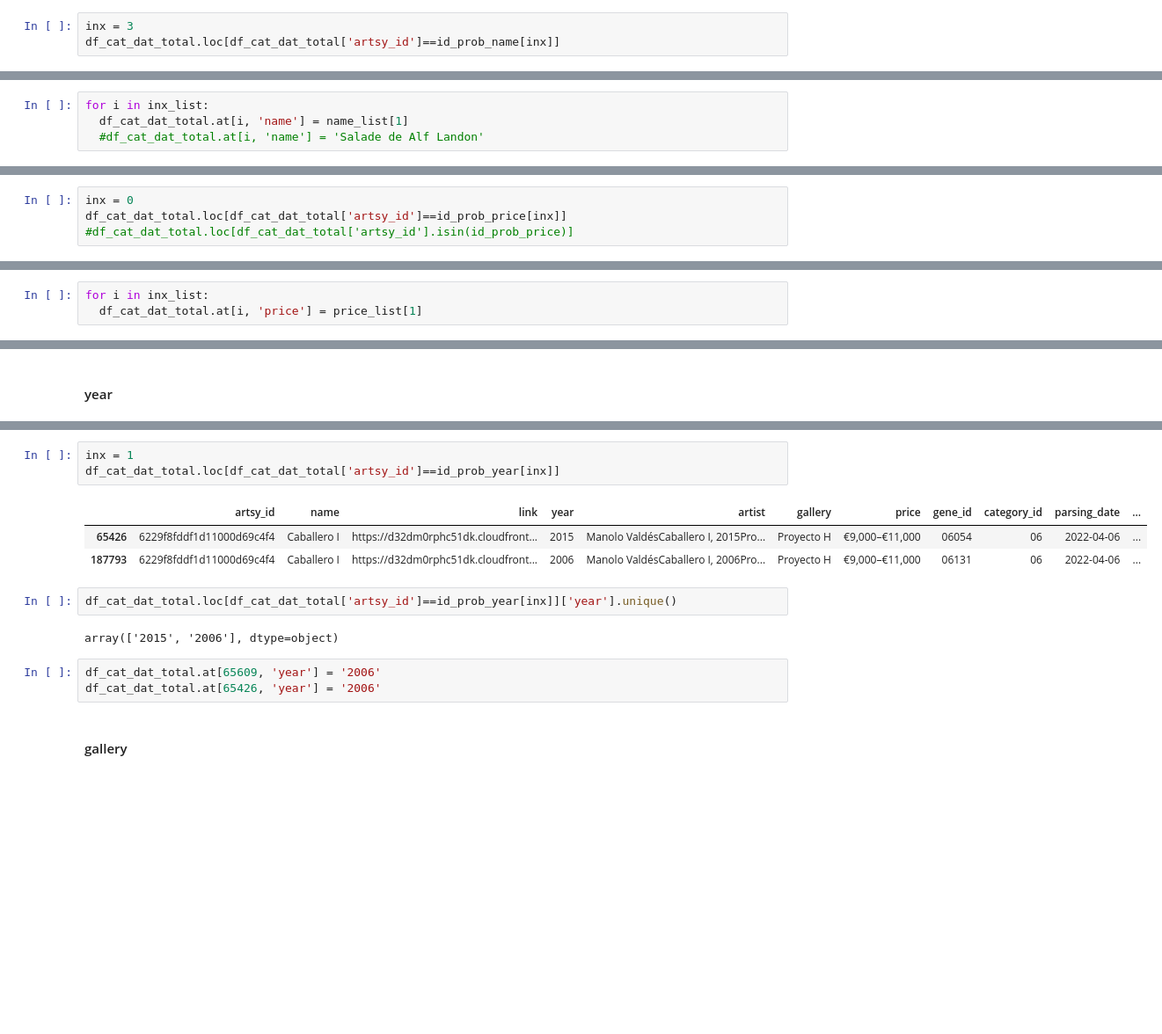
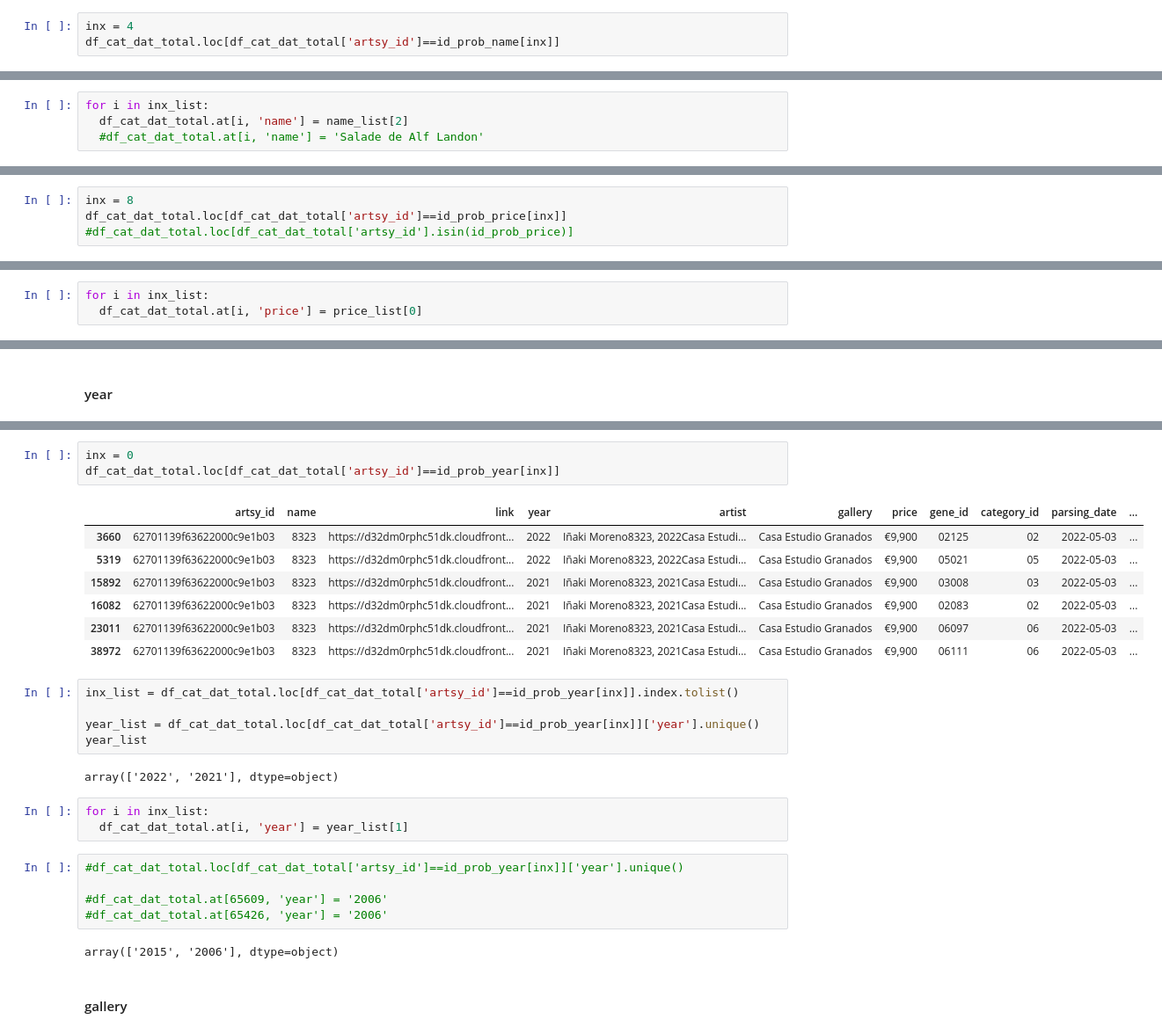
Before and after one commit to Bella151305/ArtProject, a Jupyter notebook: Artsy_genome_api.ipynb, the cells around one changed output, grey strips where cells are left out. Shown at 88% size. Saved outputs shown, nothing was run; the diff lists cells and outputs as text; blank space fills up the shorter version.

```diff
--- a/Artsy_genome_api.ipynb
+++ b/Artsy_genome_api.ipynb
@@ -2154,5 +2524,5 @@ len(id_prob_name)
 # %%
-inx = 3
+inx = 4
 df_cat_dat_total.loc[df_cat_dat_total['artsy_id']==id_prob_name[inx]]
 # %% [output]
 |  | artsy_id | name | link | year | artist | gallery | price | gene_id | category_id | parsing_date | ... |
@@ -2169,6 +2544,6 @@ array(['Roast Iguana (from the Wild Raspberries portfolio)',
 # %%
 for i in inx_list:
-  df_cat_dat_total.at[i, 'name'] = name_list[1]
+  df_cat_dat_total.at[i, 'name'] = name_list[2]
   #df_cat_dat_total.at[i, 'name'] = 'Salade de Alf Landon'
 # %% [markdown]
 #### price
@@ -2184,7 +2559,7 @@ len(id_prob_price)
 # %% [markdown]
 In different genes mentioned price could be different. In most cases prices are very similar -> put the mode or one that in the interval. Sometims there isn't a mode or it's 'Price on request'. Put the maximum. We don't need history here.
 # %%
-inx = 0
+inx = 8
 df_cat_dat_total.loc[df_cat_dat_total['artsy_id']==id_prob_price[inx]]
 #df_cat_dat_total.loc[df_cat_dat_total['artsy_id'].isin(id_prob_price)]
 # %% [output]
@@ -2208,6 +2578,6 @@ array(['US$380–US$700 ', 'US$380–US$650 '], dtype=object)
 # %%
 for i in inx_list:
-  df_cat_dat_total.at[i, 'price'] = price_list[1]
+  df_cat_dat_total.at[i, 'price'] = price_list[0]
 # %%
 # OR !!!!!!
 # %%
@@ -2233,17 +2600,31 @@ len(id_prob_year)
 # %%
-inx = 1
+inx = 0
 df_cat_dat_total.loc[df_cat_dat_total['artsy_id']==id_prob_year[inx]]
 # %% [output]
 |  | artsy_id | name | link | year | artist | gallery | price | gene_id | category_id | parsing_date | ... |
-| 65426 | 6229f8fddf1d11000d69c4f4 | Caballero I | https://d32dm0rphc51dk.cloudfront... | 2015 | Manolo ValdésCaballero I, 2015Pro... | Proyecto H | €9,000–€11,000 | 06054 | 06 | 2022-04-06 | ... |
-| 187793 | 6229f8fddf1d11000d69c4f4 | Caballero I | https://d32dm0rphc51dk.cloudfront... | 2006 | Manolo ValdésCaballero I, 2006Pro... | Proyecto H | €9,000–€11,000 | 06131 | 06 | 2022-04-06 | ... |
+| 3660 | 62701139f63622000c9e1b03 | 8323 | https://d32dm0rphc51dk.cloudfront... | 2022 | Iñaki Moreno8323, 2022Casa Estudi... | Casa Estudio Granados | €9,900 | 02125 | 02 | 2022-05-03 | ... |
+| 5319 | 62701139f63622000c9e1b03 | 8323 | https://d32dm0rphc51dk.cloudfront... | 2022 | Iñaki Moreno8323, 2022Casa Estudi... | Casa Estudio Granados | €9,900 | 05021 | 05 | 2022-05-03 | ... |
+| 15892 | 62701139f63622000c9e1b03 | 8323 | https://d32dm0rphc51dk.cloudfront... | 2021 | Iñaki Moreno8323, 2021Casa Estudi... | Casa Estudio Granados | €9,900 | 03008 | 03 | 2022-05-03 | ... |
+| 16082 | 62701139f63622000c9e1b03 | 8323 | https://d32dm0rphc51dk.cloudfront... | 2021 | Iñaki Moreno8323, 2021Casa Estudi... | Casa Estudio Granados | €9,900 | 02083 | 02 | 2022-05-03 | ... |
+| 23011 | 62701139f63622000c9e1b03 | 8323 | https://d32dm0rphc51dk.cloudfront... | 2021 | Iñaki Moreno8323, 2021Casa Estudi... | Casa Estudio Granados | €9,900 | 06097 | 06 | 2022-05-03 | ... |
+| 38972 | 62701139f63622000c9e1b03 | 8323 | https://d32dm0rphc51dk.cloudfront... | 2021 | Iñaki Moreno8323, 2021Casa Estudi... | Casa Estudio Granados | €9,900 | 06111 | 06 | 2022-05-03 | ... |
 # %%
-df_cat_dat_total.loc[df_cat_dat_total['artsy_id']==id_prob_year[inx]]['year'].unique()
+inx_list = df_cat_dat_total.loc[df_cat_dat_total['artsy_id']==id_prob_year[inx]].index.tolist()
+
+year_list = df_cat_dat_total.loc[df_cat_dat_total['artsy_id']==id_prob_year[inx]]['year'].unique()
+year_list
 # %% [output]
-array(['2015', '2006'], dtype=object)
+array(['2022', '2021'], dtype=object)
+# %%
+for i in inx_list:
+  df_cat_dat_total.at[i, 'year'] = year_list[1]
 # %%
-df_cat_dat_total.at[65609, 'year'] = '2006'
-df_cat_dat_total.at[65426, 'year'] = '2006'
+#df_cat_dat_total.loc[df_cat_dat_total['artsy_id']==id_prob_year[inx]]['year'].unique()
+
+#df_cat_dat_total.at[65609, 'year'] = '2006'
+#df_cat_dat_total.at[65426, 'year'] = '2006'
+# %% [output]
+array(['2015', '2006'], dtype=object)
 # %% [markdown]
 #### gallery
 # %%
```
Also changed, not shown: parts of 247 cells of this notebook.
